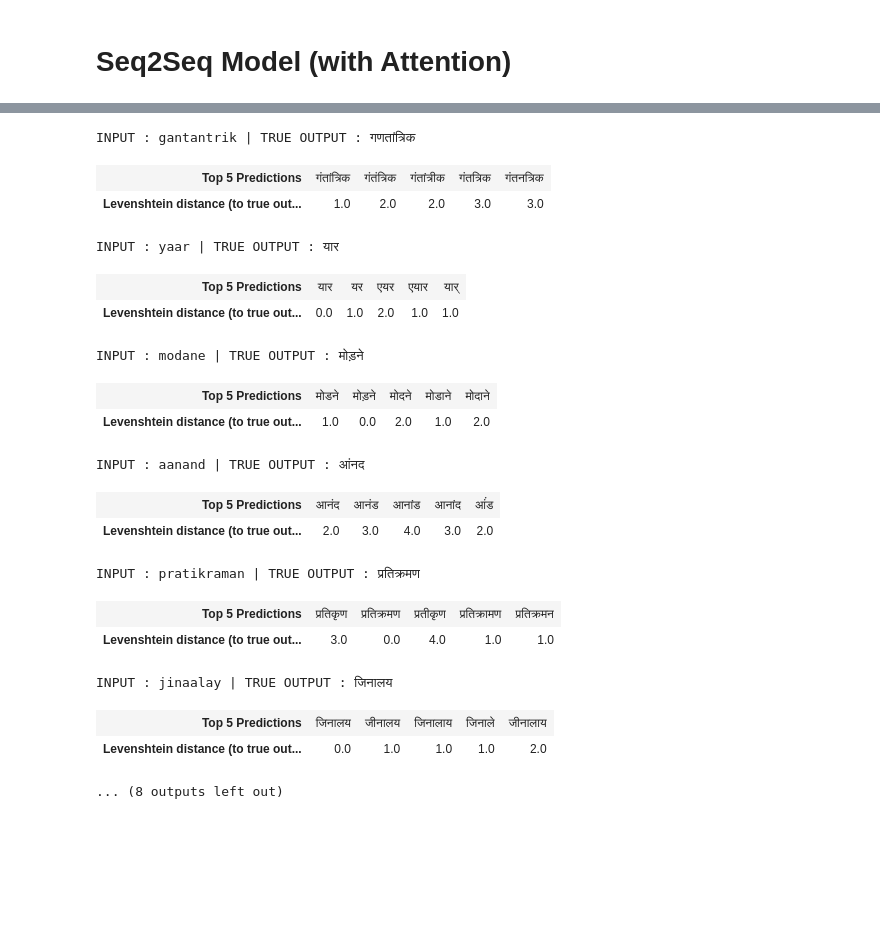
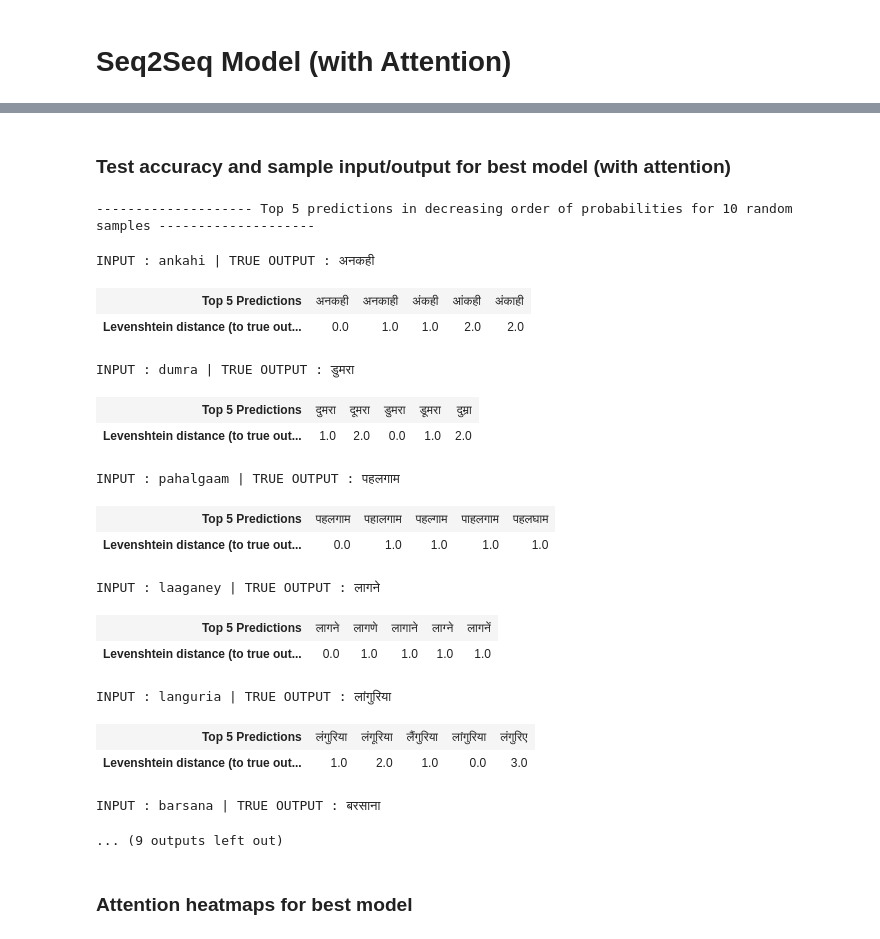
Before and after one commit to abisubramanya27/CS6910_Assignment3, a Jupyter notebook: src/Assignment3.ipynb, the cells around one changed output, grey strips where cells are left out. Cells and saved outputs as stored; diff of their text form; code cells hidden in the pictures; blank space fills up the shorter version.

```diff
--- a/src/Assignment3.ipynb
+++ b/src/Assignment3.ipynb
@@ -656,7 +668,10 @@ def test_model(run_id, test_enc_input, test_dec_target, max_decoder_seq_lengthm,
     api = wandb.Api()
     prev_run = api.run('abisheks/assignment3/'+run_id)
     prev_model_file = prev_run.file('model-best.h5').download(replace=True)
-    model = keras.models.load_model(prev_model_file.name, custom_objects={'AttentionLayer': AttentionLayer})
+    if attention:
+        model = keras.models.load_model(prev_model_file.name, custom_objects={'AttentionLayer': AttentionLayer})
+    else:
+        model = keras.models.load_model(prev_model_file.name)
     config_file = prev_run.file('config.yaml').download(replace=True)
     with open(config_file.name, 'r') as file:
         config = yaml.safe_load(file)
@@ -666,7 +681,7 @@ def test_model(run_id, test_enc_input, test_dec_target, max_decoder_seq_lengthm,
                                                                 target_char_dec, K, batch_size, attention,
                                                                 return_outputs=True, return_attn_scores=True)
 
-    print(f'Test accuracy (using exact word match with beam width = {K}) : {exact_K_acc}')
+    print(f'Test accuracy (using exact word match with beam width = {K}) : {exact_K_acc*100:.2f}%')
 
     test_target = np.argmax(test_dec_target, axis=-1)
     true_out = convert_to_word(test_target, target_char_enc, target_char_dec)
@@ -680,7 +695,8 @@ def test_model(run_id, test_enc_input, test_dec_target, max_decoder_seq_lengthm,
     equal = [pred_out[i][0] == true_out[i] for i in range(no_samples)]
     exact_acc = np.mean(equal)
 
-    print(f'Test accuracy (using exact word match of the first prediction) : {exact_acc}')
+    print(f'Test accuracy (using exact word match of the first prediction) : {exact_acc*100:.2f}%')
+    print('\n')
 
     if attention:
         return acc, exact_K_acc, exact_acc, loss, true_out, pred_out, pred_scores, attn_scores
@@ -1075,32 +1111,35 @@ def get_clr(value, cmap=None):
+# %% [markdown]
+### Test accuracy and sample input/output for best model (with attention)
 # %%
 test2_acc, test2_exact_K_acc, test2_exact_acc, test2_loss, test2_true_out, \
-test2_pred_out, test2_pred_scores, test2_attn_scores = test_model('2qumeucv', test_enc_input,
+test2_pred_out, test2_pred_scores, test2_attn_scores = test_model('n9rer9pl', test_enc_input,
                                                                   test_dec_target,
                                                                   max_decoder_seq_length,
                                                                   target_char_enc,
                                                                   target_char_dec,
                                                                   True)
 print_samples(test_inp, test2_true_out, test2_pred_out, test2_pred_scores)
 # %% [output]
-INPUT : gantantrik | TRUE OUTPUT : गणतांत्रिक
+-------------------- Top 5 predictions in decreasing order of probabilities for 10 random samples --------------------
+INPUT : ankahi | TRUE OUTPUT : अनकही
-| Top 5 Predictions | गंतांत्रिक | गंतंत्रिक | गंतांत्रीक | गंतत्रिक | गंतनत्रिक |
-| Levenshtein distance (to true out... | 1.0 | 2.0 | 2.0 | 3.0 | 3.0 |
+| Top 5 Predictions | अनकही | अनकाही | अंकही | आंकही | अंकाही |
+| Levenshtein distance (to true out... | 0.0 | 1.0 | 1.0 | 2.0 | 2.0 |
-INPUT : yaar | TRUE OUTPUT : यार
+INPUT : dumra | TRUE OUTPUT : डुमरा
-| Top 5 Predictions | यार | यर | एयर | एयार | यार् |
-| Levenshtein distance (to true out... | 0.0 | 1.0 | 2.0 | 1.0 | 1.0 |
+| Top 5 Predictions | दुमरा | दूमरा | डुमरा | डूमरा | दुम्रा |
+| Levenshtein distance (to true out... | 1.0 | 2.0 | 0.0 | 1.0 | 2.0 |
-INPUT : modane | TRUE OUTPUT : मोड़ने
+INPUT : pahalgaam | TRUE OUTPUT : पहलगाम
-| Top 5 Predictions | मोडने | मोड़ने | मोदने | मोडाने | मोदाने |
-| Levenshtein distance (to true out... | 1.0 | 0.0 | 2.0 | 1.0 | 2.0 |
+| Top 5 Predictions | पहलगाम | पहालगाम | पहल्गाम | पाहलगाम | पहलघाम |
+| Levenshtein distance (to true out... | 0.0 | 1.0 | 1.0 | 1.0 | 1.0 |
-INPUT : aanand | TRUE OUTPUT : आंनद
+INPUT : laaganey | TRUE OUTPUT : लागने
-| Top 5 Predictions | आनंद | आनंड | आनांड | आनांद | आंंड |
-| Levenshtein distance (to true out... | 2.0 | 3.0 | 4.0 | 3.0 | 2.0 |
+| Top 5 Predictions | लागने | लागणे | लागाने | लाग्ने | लागनें |
+| Levenshtein distance (to true out... | 0.0 | 1.0 | 1.0 | 1.0 | 1.0 |
-INPUT : pratikraman | TRUE OUTPUT : प्रतिक्रमण
+INPUT : languria | TRUE OUTPUT : लांगुरिया
-| Top 5 Predictions | प्रतिकृण | प्रतिक्रमण | प्रतीकृण | प्रतिक्रामण | प्रतिक्रमन |
-| Levenshtein distance (to true out... | 3.0 | 0.0 | 4.0 | 1.0 | 1.0 |
+| Top 5 Predictions | लंगुरिया | लंगूरिया | लैंगुरिया | लांगुरिया | लंगुरिए |
+| Levenshtein distance (to true out... | 1.0 | 2.0 | 1.0 | 0.0 | 3.0 |
-INPUT : jinaalay | TRUE OUTPUT : जिनालय
-| Top 5 Predictions | जिनालय | जीनालय | जिनालाय | जिनाले | जीनालाय |
-| Levenshtein distance (to true out... | 0.0 | 1.0 | 1.0 | 1.0 | 2.0 |
-... (8 outputs left out)
+INPUT : barsana | TRUE OUTPUT : बरसाना
+... (9 outputs left out)
+# %% [markdown]
+### Attention heatmaps for best model
 # %%
 !wget -P fonts "https://www.fontsquirrel.com/fonts/download/vesper-libre"
 %cd fonts
```
Also changed, not shown: parts of 27 cells of this notebook.
